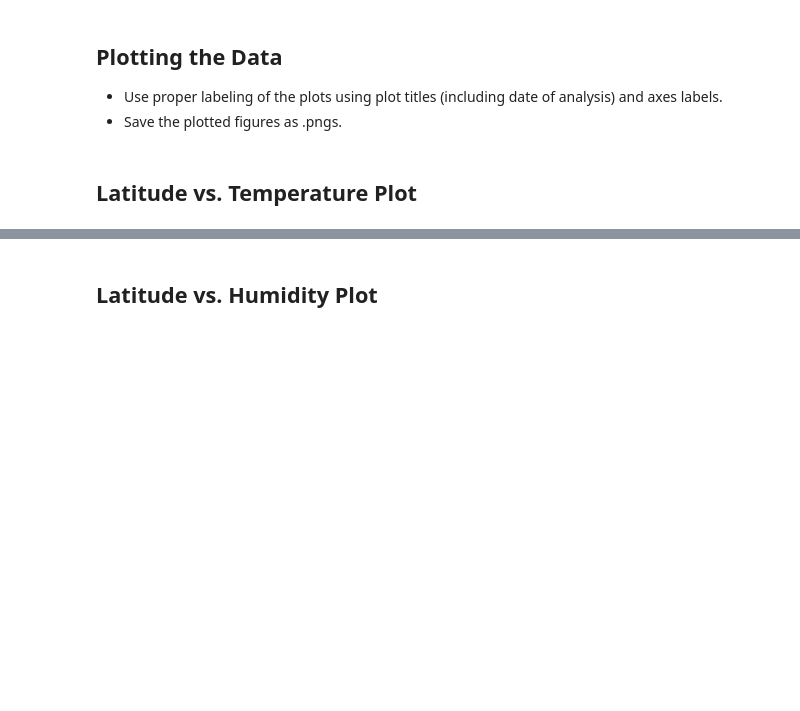
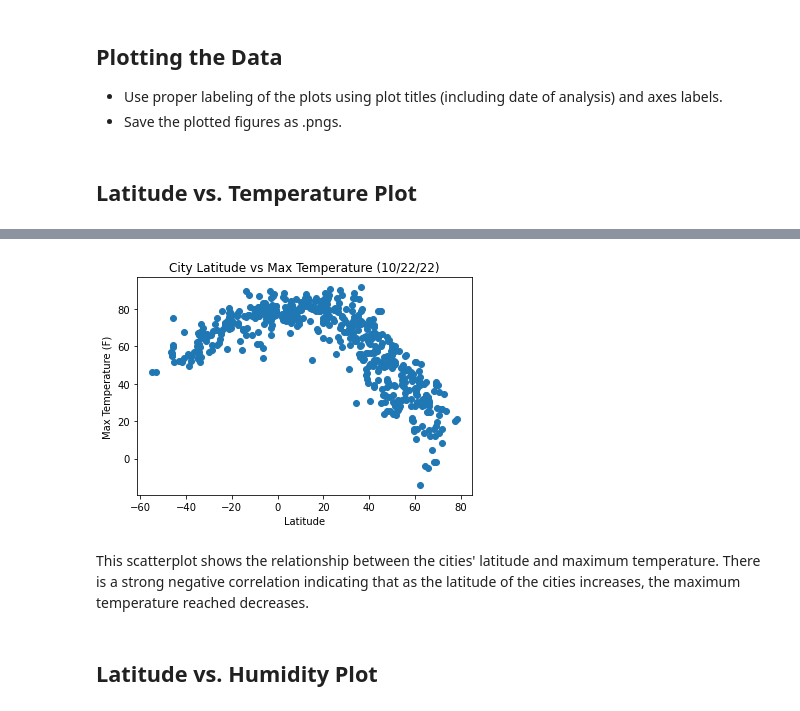
Before and after one commit to bmilne64/Ideal-Vacation-Spots, a Jupyter notebook: Instructions/starter_code/WeatherPy/WeatherPy-Bronwyn.ipynb, the cells around one changed output, grey strips where cells are left out. Drawn from its saved outputs; the diff is of its cells as text; code cells hidden in the pictures; blank space fills up the shorter version.

```diff
--- a/Instructions/starter_code/WeatherPy/WeatherPy-Bronwyn.ipynb
+++ b/Instructions/starter_code/WeatherPy/WeatherPy-Bronwyn.ipynb
@@ -76,0 +62,5 @@ Data Retrieval Complete
+# %%
+# Get weather data
+weather_response = requests.get(query_url)
+weather_json = weather_response.json()
+weather_json
@@ -99,0 +178,20 @@ Data Retrieval Complete
+# %%
+#create new dataframe
+city_data = pd.DataFrame({
+                          "City": name,
+                          "Lat": lat,
+                          "Lng": long,
+                          "Max Temp": max_temp,
+                          "Humidity": humidity,
+                          "Cloudiness": cloudiness,
+                          "Wind Speed": wind_speed,
+                          "Country": country,
+                          "Date": date
+
+})
+
+#export dataframe to cvs
+city_data.to_csv('city_data.csv')
+
+#print dataframe
+city_data
@@ -138,2 +255,24 @@ Int64Index([], dtype='int64')
+# %%
+#create x and y values
+x_values = (city_data["Lat"])
+y_values = (city_data["Max Temp"])
+
+#plot values
+plt.scatter(x_values,y_values)
+
+#create lables and title
+plt.xlabel('Latitude')
+plt.ylabel('Max Temperature (F)')
+plt.title("City Latitude vs Max Temperature (10/22/22)")
+
+#export chart to pngs
+plt.savefig("Lat_Vs_Temp.png")
+
+#show plot
+plt.show()
+# %% [output]
+[figure, added]
+# %% [markdown]
+This scatterplot shows the relationship between the cities' latitude and maximum temperature. There is a strong negative correlation indicating that as the latitude of the cities increases, the maximum temperature reached decreases.
 # %% [markdown]
 ## Latitude vs. Humidity Plot
```
Also changed, not shown: parts of 49 cells of this notebook, 20 other files.
